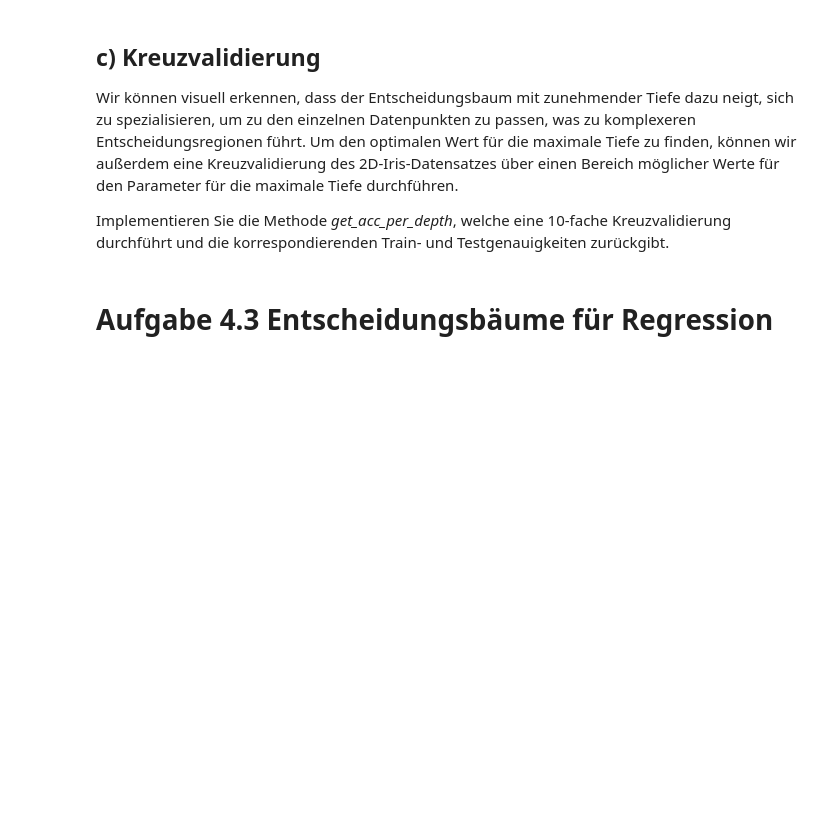
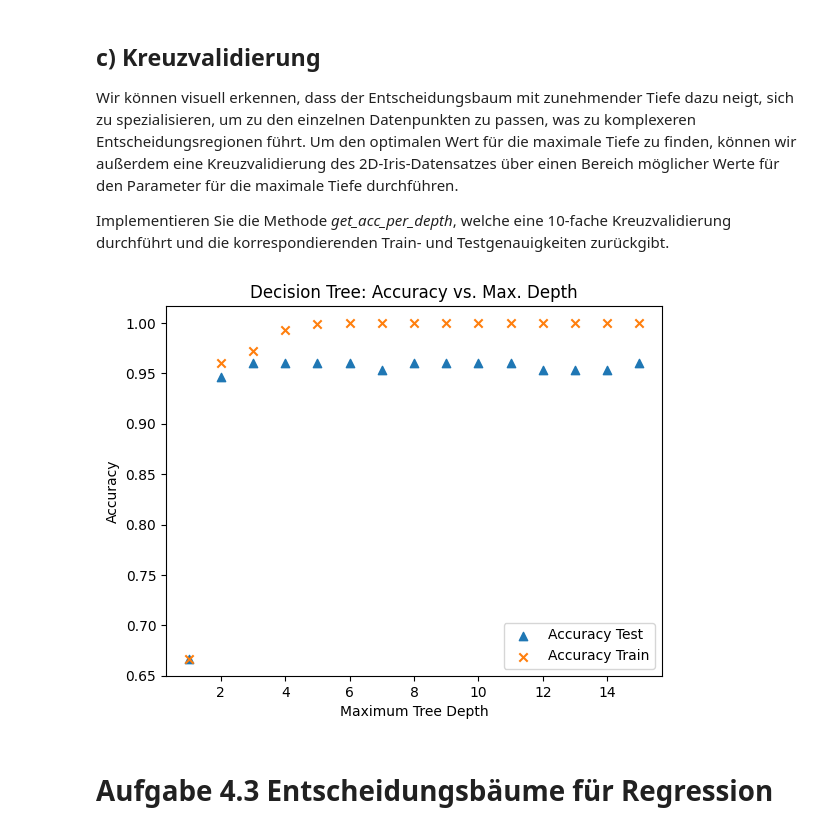
Before and after one commit to dissgod99/Data-Mining-and-Machine-Learning-SS23, a Jupyter notebook: H4_Decision_Trees/04_Vorlage.ipynb, the cells around one changed output. Saved outputs shown, nothing was run; the diff lists cells and outputs as text; code cells hidden in the pictures; blank space fills up the shorter version.

Commit message:
Implement Cross Validation and plot train-test accuracies for each depth value

```diff
--- a/H4_Decision_Trees/04_Vorlage.ipynb
+++ b/H4_Decision_Trees/04_Vorlage.ipynb
@@ -124,9 +124,23 @@ Um den optimalen Wert für die maximale Tiefe zu finden, können wir außerdem e
 
 Implementieren Sie die Methode _get\_acc\_per\_depth_, welche eine 10-fache Kreuzvalidierung durchführt und die korrespondierenden Train- und Testgenauigkeiten zurückgibt.
 # %%
-def get_acc_per_max_depth(X: np.ndarray, y: np.ndarray, max_depths: range) -> [np.ndarray, np.ndarray]:
+def cross_val(X, y, max_depth, cv=10):
+    clf = tree.DecisionTreeClassifier(criterion="entropy", max_depth=max_depth)
+    scores = cross_validate(estimator=clf,
+                            X=X,
+                            y=y,
+                            cv=cv,
+                            return_train_score=True)
+    return np.mean(scores["train_score"]), np.mean(scores["test_score"])
+
+
+def get_acc_per_max_depth(X: np.ndarray, y: np.ndarray, max_depths: range) -> list[np.ndarray, np.ndarray]:
     """Runs 10-fold cross validation for all given depths and
      returns an array for the corresponding train and test accuracy"""
+    acc = np.array([cross_val(X, y, depth) for depth in max_depths])
+    train_acc = acc[:, 0]
+    test_acc = acc[:, 1]
+    return train_acc, test_acc
 # %%
 def plot_results(acc_test, acc_train, depths_to_eval):
     # Plot results
@@ -140,6 +154,10 @@ def plot_results(acc_test, acc_train, depths_to_eval):
     plt.show()
 # %%
 acc_train, acc_test = get_acc_per_max_depth(iris.data, iris.target, range(1,16))
+# %%
+plot_results(acc_test, acc_train, range(1,16) )
+# %% [output]
+[figure, added]
 # %% [markdown]
 # Aufgabe 4.3 Entscheidungsbäume für Regression
 # %% [markdown]
```
